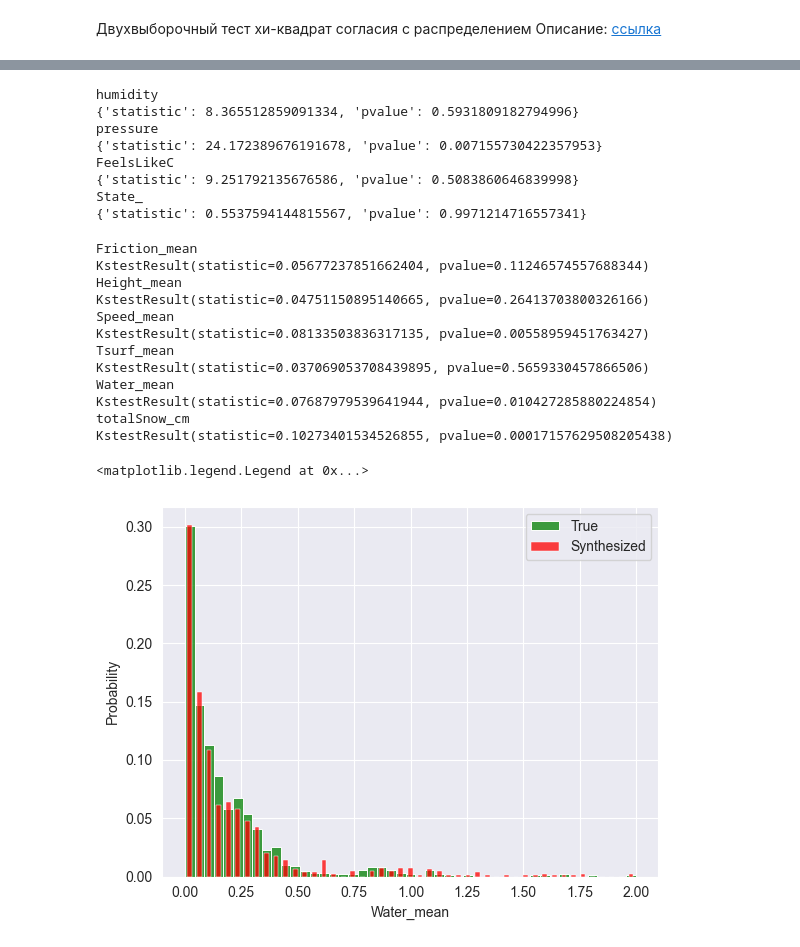
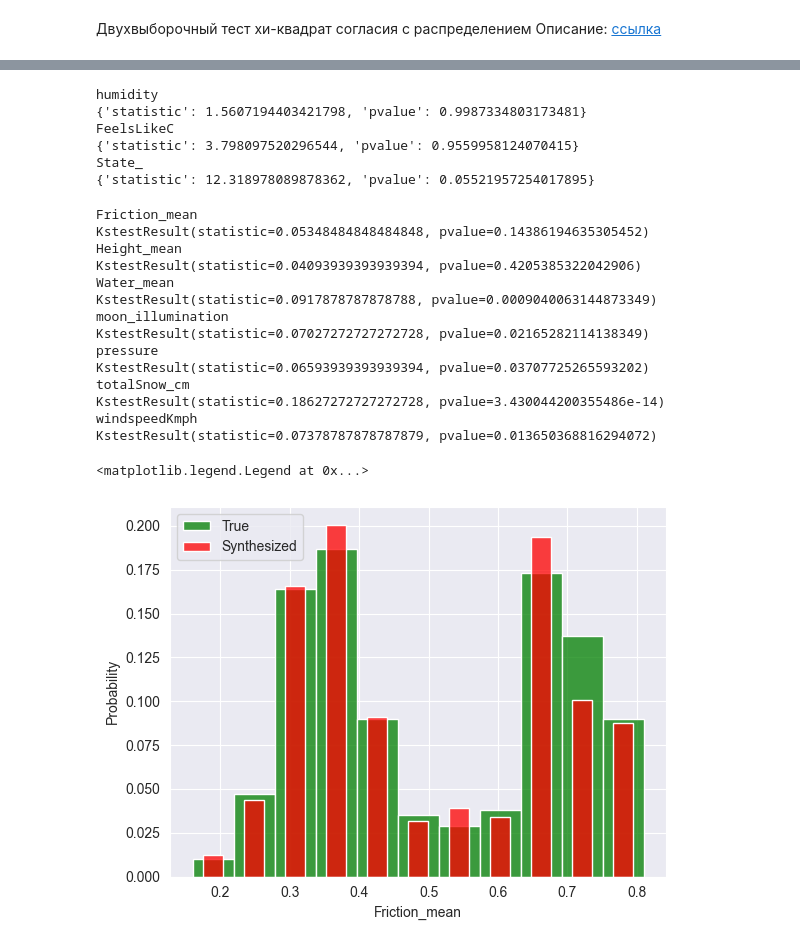
Before and after one commit to dmitry-grigorev/MultivarAnalysis, a Jupyter notebook: Lab3/Lab3notebook.ipynb, the cells around one changed output, grey strips where cells are left out. Cells and saved outputs as stored; diff of their text form; code cells hidden in the pictures.

```diff
--- a/Lab3/Lab3notebook.ipynb
+++ b/Lab3/Lab3notebook.ipynb
@@ -194,11 +434,12 @@ p.info
   'Height_mean': 'pos',
   'totalSnow_cm': 'pos'}}
 # %%
-disc_sample1 = pd.DataFrame(columns=['humidity', 'pressure', 'FeelsLikeC'])
+col_to_fix=['windspeedKmph', 'humidity', 'pressure', 'FeelsLikeC', 'moon_illumination']
+disc_sample1 = pd.DataFrame(columns=col_to_fix)
 for feat in sample1.columns.difference((disc_sample1.columns + ['State_'])):
     disc_sample1[feat] = disc_sample[feat]
-disc_sample1['State_'] = sample1['State_']
-for feat in ['humidity', 'pressure', 'FeelsLikeC']:
+disc_sample1['State_'] = sample1['State_']-1
+for feat in col_to_fix:
     disc_sample1[feat] = pd.qcut(sample1[feat], q = [0, 0.25, 0.5, 0.75, 1], duplicates='drop')
 
 disc_sample1
@@ -218,6 +459,6 @@ disc_sample1
 1000 rows × 10 columns
 # %%
-for feat in ['humidity', 'pressure', 'FeelsLikeC']:
+for feat in col_to_fix:
     d = dict(enumerate(disc_sample1[feat].cat.categories))
     invd = {value: key for key, value in d.items()}
     disc_sample1[feat] = disc_sample1[feat].map(invd)
@@ -274 +613,5 @@ p.info
+# %%
+for feat in sample1[['moon_illumination', 'windspeedKmph', 'pressure']]:
+    p.info['types'][feat] = 'cont'
+    p.info['signs'][feat] = 'pos'
 # %%
@@ -393,45 +736,45 @@ Height_mean      float64
 dtype: object
 # %%
-for feat in ['humidity', 'pressure', 'FeelsLikeC', 'State_']:
+for feat in ['humidity', 'FeelsLikeC', 'State_', 'windspeedKmph']:
     synthetic[feat] = synthetic[feat].astype(np.int32)
 # %%
-for feat in ['humidity', 'pressure', 'FeelsLikeC', 'State_']:
+for feat in ['humidity', 'FeelsLikeC', 'State_']:
     print(feat)
     nbins = min(10, sample1[feat].unique().shape[0])
     freqs1, freqs2 = np.histogram(sample1[feat], bins=nbins)[0], np.histogram(synthetic[feat], bins=nbins)[0]
     print(chisq_2samp(freqs1, freqs2))
 # %% [output]
 humidity
-{'statistic': 8.365512859091334, 'pvalue': 0.5931809182794996}
-pressure
-{'statistic': 24.172389676191678, 'pvalue': 0.007155730422357953}
+{'statistic': 1.5607194403421798, 'pvalue': 0.9987334803173481}
 FeelsLikeC
-{'statistic': 9.251792135676586, 'pvalue': 0.5083860646839998}
+{'statistic': 3.798097520296544, 'pvalue': 0.9559958124070415}
 State_
-{'statistic': 0.5537594144815567, 'pvalue': 0.9971214716557341}
+{'statistic': 12.318978089878362, 'pvalue': 0.05521957254017895}
 # %%
-for feat in sample1.columns.difference(['humidity', 'pressure', 'FeelsLikeC', 'State_']):
+for feat in sample1.columns.difference(['humidity', 'FeelsLikeC', 'State_']):
     print(feat)
     print(kstest(sample1[feat], synthetic[feat]))
 # %% [output]
 Friction_mean
-KstestResult(statistic=0.05677237851662404, pvalue=0.11246574557688344)
+KstestResult(statistic=0.05348484848484848, pvalue=0.14386194635305452)
 Height_mean
-KstestResult(statistic=0.04751150895140665, pvalue=0.26413703800326166)
-Speed_mean
-KstestResult(statistic=0.08133503836317135, pvalue=0.00558959451763427)
-Tsurf_mean
-KstestResult(statistic=0.037069053708439895, pvalue=0.5659330457866506)
+KstestResult(statistic=0.04093939393939394, pvalue=0.4205385322042906)
 Water_mean
-KstestResult(statistic=0.07687979539641944, pvalue=0.010427285880224854)
+KstestResult(statistic=0.0917878787878788, pvalue=0.0009040063144873349)
+moon_illumination
+KstestResult(statistic=0.07027272727272728, pvalue=0.02165282114138349)
+pressure
+KstestResult(statistic=0.06593939393939394, pvalue=0.03707725265593202)
 totalSnow_cm
-KstestResult(statistic=0.10273401534526855, pvalue=0.00017157629508205438)
+KstestResult(statistic=0.18627272727272728, pvalue=3.430044200355486e-14)
+windspeedKmph
+KstestResult(statistic=0.07378787878787879, pvalue=0.013650368816294072)
 # %%
-bins = np.histogram_bin_edges(sample1['Water_mean'], bins='auto')
-sns.histplot(x = sample1['Water_mean'], color='green', stat = 'probability', label='True', bins=bins)
-sns.histplot(x = synthetic['Water_mean'], color='red', stat = 'probability', label='Synthesized', bins=bins, shrink=0.5)
+bins = np.histogram_bin_edges(sample1['Friction_mean'], bins='auto')
+sns.histplot(x = sample1['Friction_mean'], color='green', stat = 'probability', label='True', bins=bins)
+sns.histplot(x = synthetic['Friction_mean'], color='red', stat = 'probability', label='Synthesized', bins=bins, shrink=0.5)
 plt.legend()
 # %% [output]
 <matplotlib.legend.Legend at 0x...>
-[figure, old version]
+[figure, new version]
 # %%
```
Also changed, not shown: parts of 103 cells of this notebook.
